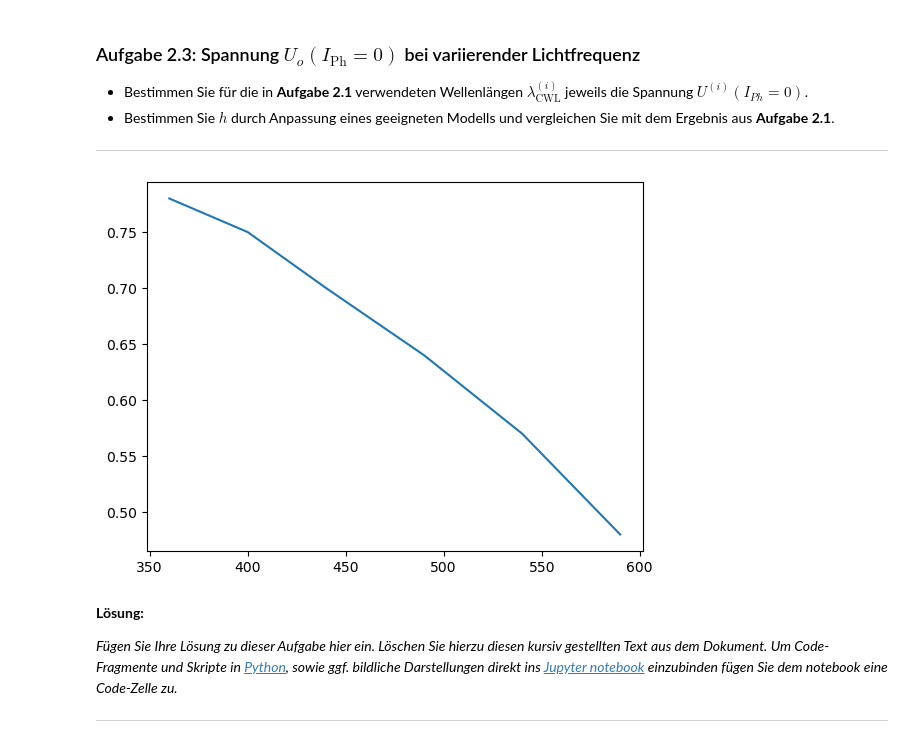
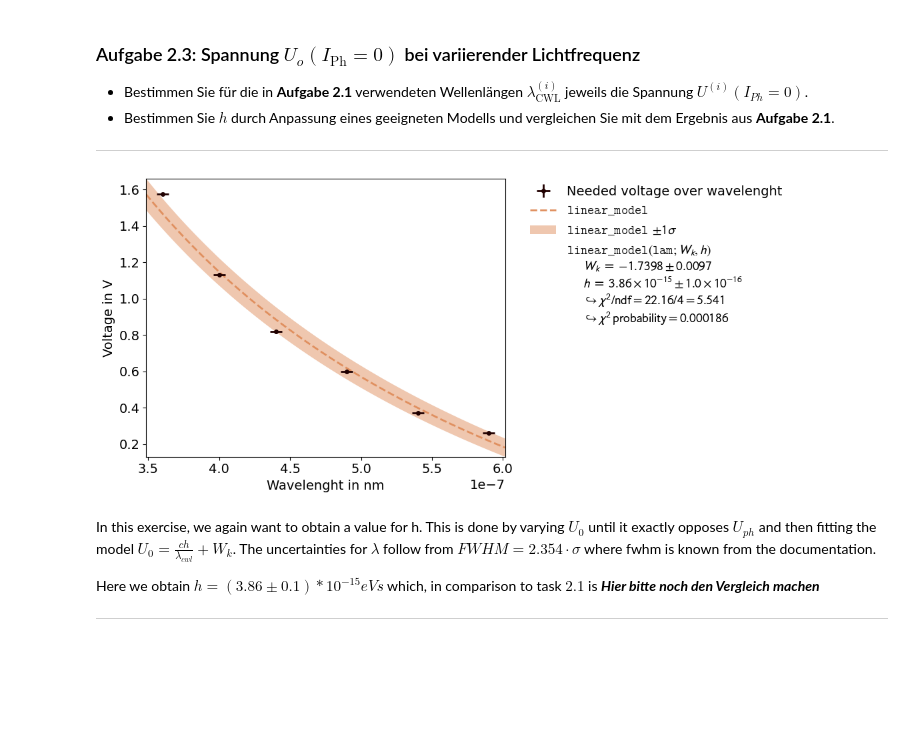
Before and after one commit to MRNock04/P2, a Jupyter notebook: Photoeffekt/Photoeffekt.ipynb, the cells around one changed output. Saved outputs shown, nothing was run; the diff lists cells and outputs as text; code cells hidden in the pictures; blank space fills up the shorter version.

```diff
--- a/Photoeffekt/Photoeffekt.ipynb
+++ b/Photoeffekt/Photoeffekt.ipynb
@@ -234,16 +236,33 @@ plt.show()
 
 ---
 # %%
-lam = np.array([360,400,440,490,540,590])
-U_0 = np.array([0.78,0.75,0.70,0.64,0.57,0.48])
+def linear_model(lam,W_k=1,h=10**-15):
+    return c/lam*h + W_k
 
-plt.plot(lam,U_0)
+c = 2.99 * 10**8
+
+lam = np.array([360,400,440,490,540,590]) * 10**-9 # in m
+# U_0 = np.array([0.78,0.75,0.70,0.64,0.57,0.48]) *2 (old data)
+U_0 = np.array([1.575, 1.13, 0.82, 0.60, 0.37, 0.26]) # in V
+
+xy_data = kafe2.XYContainer(lam,U_0)
+xy_data.label = 'Needed voltage over wavelenght'
+
+fit = kafe2.XYFit(xy_data=xy_data, model_function=linear_model)
+fit.add_error('x',err_val=1/2.354*10**-8)
+fit.add_error('y',err_val=0.01)
+fit.do_fit()
+
+plot = kafe2.Plot(fit)
+plot.x_label = "Wavelenght in nm"
+plot.y_label = "Voltage in V"
+plot.plot()
 plt.show()
 # %% [output]
-[figure, old version]
+[figure, new version]
 # %% [markdown]
-**Lösung:**
+In this exercise, we again want to obtain a value for h. This is done by varying $U_0$ until it exactly opposes $U_{ph}$ and then fitting the model $U_0 = \frac{ch}{\lambda_{cwl}} + W_k$. The uncertainties for $\lambda$ follow from $FWHM = 2.354 \cdot \sigma$ where fwhm is known from the documentation.
 
-*Fügen Sie Ihre Lösung zu dieser Aufgabe hier ein. Löschen Sie hierzu diesen kursiv gestellten Text aus dem Dokument. Um Code-Fragmente und Skripte in [Python](https://www.python.org/), sowie ggf. bildliche Darstellungen direkt ins [Jupyter notebook](https://jupyter.org/) einzubinden fügen Sie dem notebook eine Code-Zelle zu.*
+Here we obtain $h = (3.86 \pm 0.1) * 10^{-15} eVs$ which, in comparison to task $2.1$ is ***Hier bitte noch den Vergleich machen***
 
 ---
```
Also changed, not shown: parts of 4 cells of this notebook.
